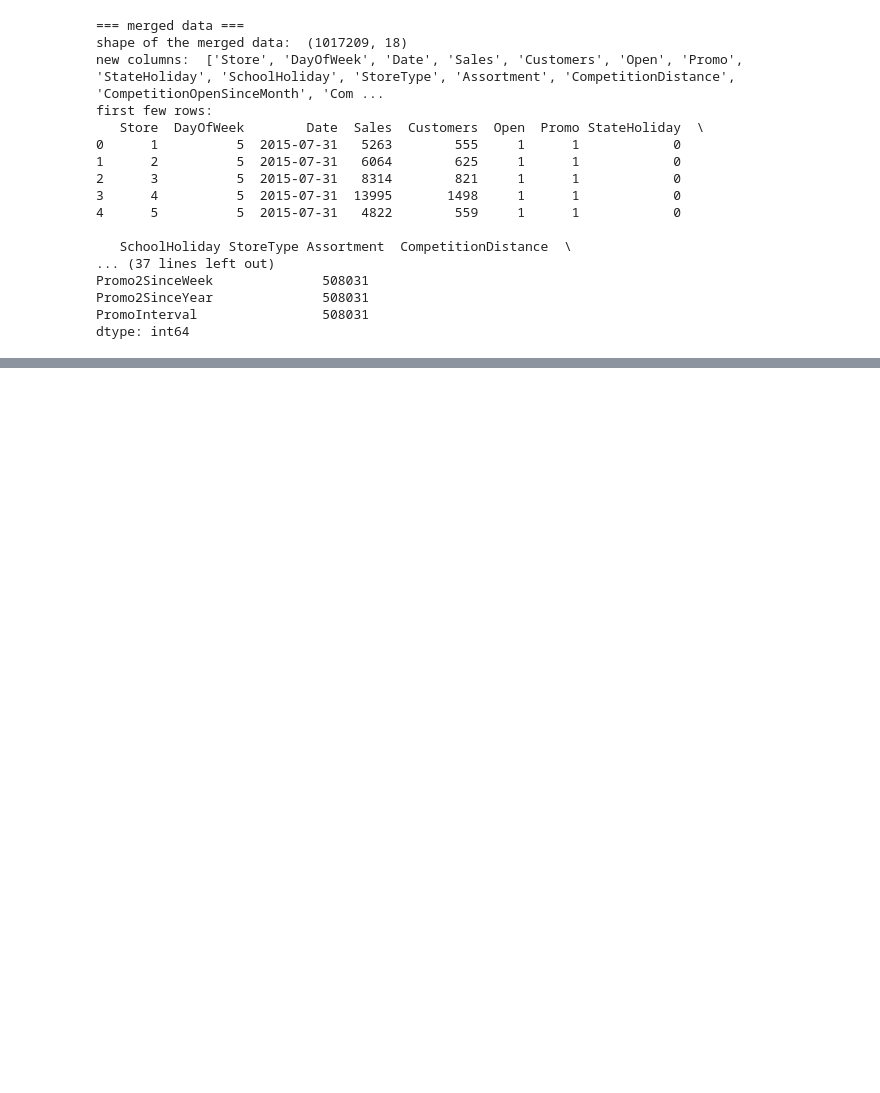
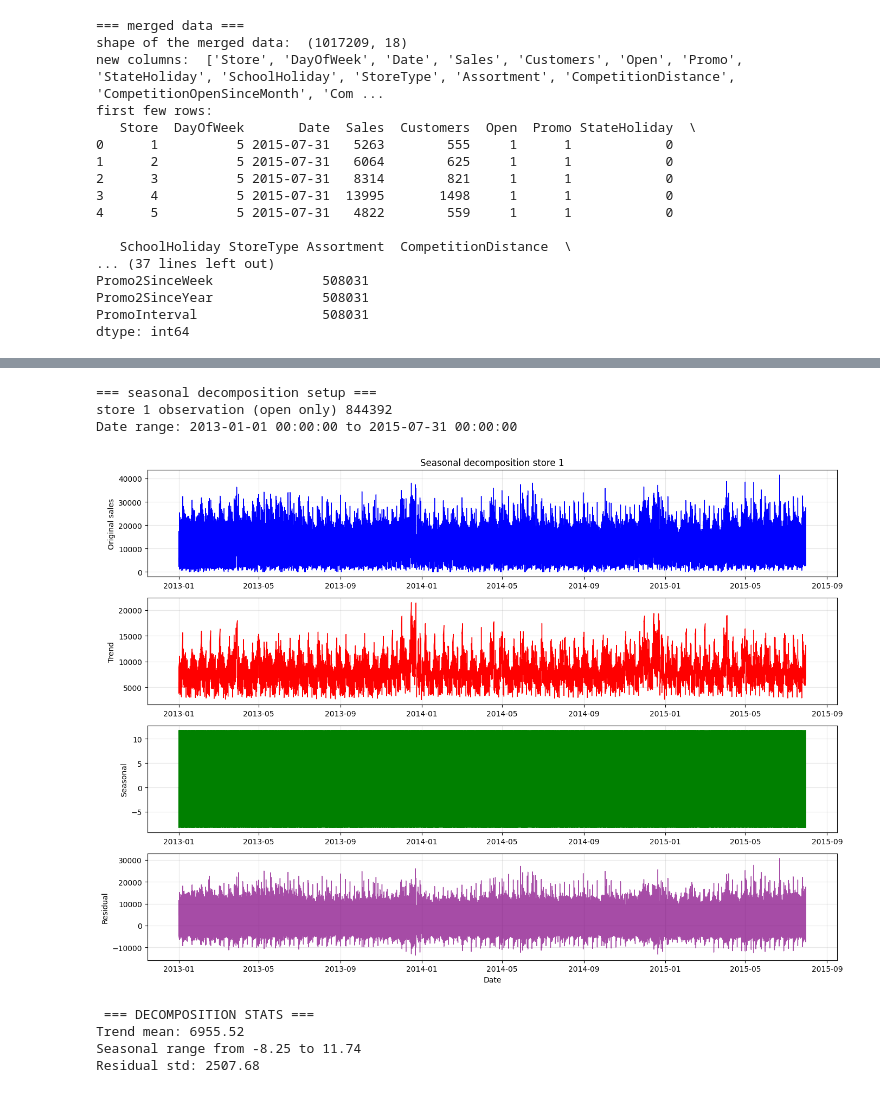
Before and after one commit to Dereger325/sales-forecasting, a Jupyter notebook: sales_forecasting.ipynb, the cells around one changed output, grey strips where cells are left out. Cells and saved outputs as stored; diff of their text form; code cells hidden in the pictures; blank space fills up the shorter version.

Commit message:
Day 2 completed: 44.9% growth trend discovered, lag features created,weekly seasonality analyzed

```diff
--- a/sales_forecasting.ipynb
+++ b/sales_forecasting.ipynb
@@ -108,7 +108,7 @@ Sunday        205.592506
 Name: AvgSales, dtype: float64
 [figure]
 # %%
-train_full = train.merge(store,on='Store',how='left')
+train_full = train_df.merge(store_df,on='Store',how='left')
 print('=== merged data ===')
 print('shape of the merged data: ',train_full.shape)
 print('new columns: ',train_full.columns.tolist())
@@ -188,0 +222,49 @@ plt.show()
+# %%
+from statsmodels.tsa.seasonal import seasonal_decompose
+
+store_1 = train_full[train_full['Store'] == 1].copy().sort_values('Date')
+store_1_open = train_full[train_full['Open'] == 1].copy()
+store_1_open = store_1_open.set_index('Date')
+
+print('=== seasonal decomposition setup ===')
+print(f'store 1 observation (open only) {len(store_1_open)}')
+print(f'Date range: {store_1_open.index.min()} to {store_1_open.index.max()}')
+# %% [output]
+=== seasonal decomposition setup ===
+store 1 observation (open only) 844392
+Date range: 2013-01-01 00:00:00 to 2015-07-31 00:00:00
+# %%
+decomposition = seasonal_decompose(store_1_open['Sales'],model = 'additive',period = 7)
+
+fig,ax = plt.subplots(4,1,figsize = (14,10))
+
+ax[0].plot(store_1_open.index,store_1_open['Sales'],linewidth = 1,color = 'blue')
+ax[0].set_ylabel('Original sales')
+ax[0].set_title('Seasonal decomposition store 1')
+ax[0].grid(alpha = 0.3)
+
+ax[1].plot(decomposition.trend.index,decomposition.trend,linewidth = 1,color = 'red')
+ax[1].set_ylabel('Trend')
+ax[1].grid(alpha = 0.3)
+
+ax[2].plot(decomposition.seasonal.index,decomposition.seasonal,linewidth = 1,color = 'green')
+ax[2].set_ylabel('Seasonal')
+ax[2].grid(alpha = 0.3)
+
+ax[3].plot(decomposition.resid.index,decomposition.resid,linewidth = 1,color = 'purple',alpha = 0.7)
+ax[3].set_ylabel('Residual')
+ax[3].grid(alpha = 0.3)
+ax[3].set_xlabel('Date', fontsize=10)
+plt.tight_layout()
+plt.show()
+
+print('\n === DECOMPOSITION STATS ===')
+print(f'Trend mean: {decomposition.trend.mean():.2f}')
+print(f'Seasonal range from {decomposition.seasonal.min():.2f} to {decomposition.seasonal.max():.2f}')
+print(f'Residual std: {decomposition.resid.std():.2f}')
+# %% [output]
+[figure, added]
+ === DECOMPOSITION STATS ===
+Trend mean: 6955.52
+Seasonal range from -8.25 to 11.74
+Residual std: 2507.68
```
Also changed, not shown: parts of 10 cells of this notebook, 2 other files.
